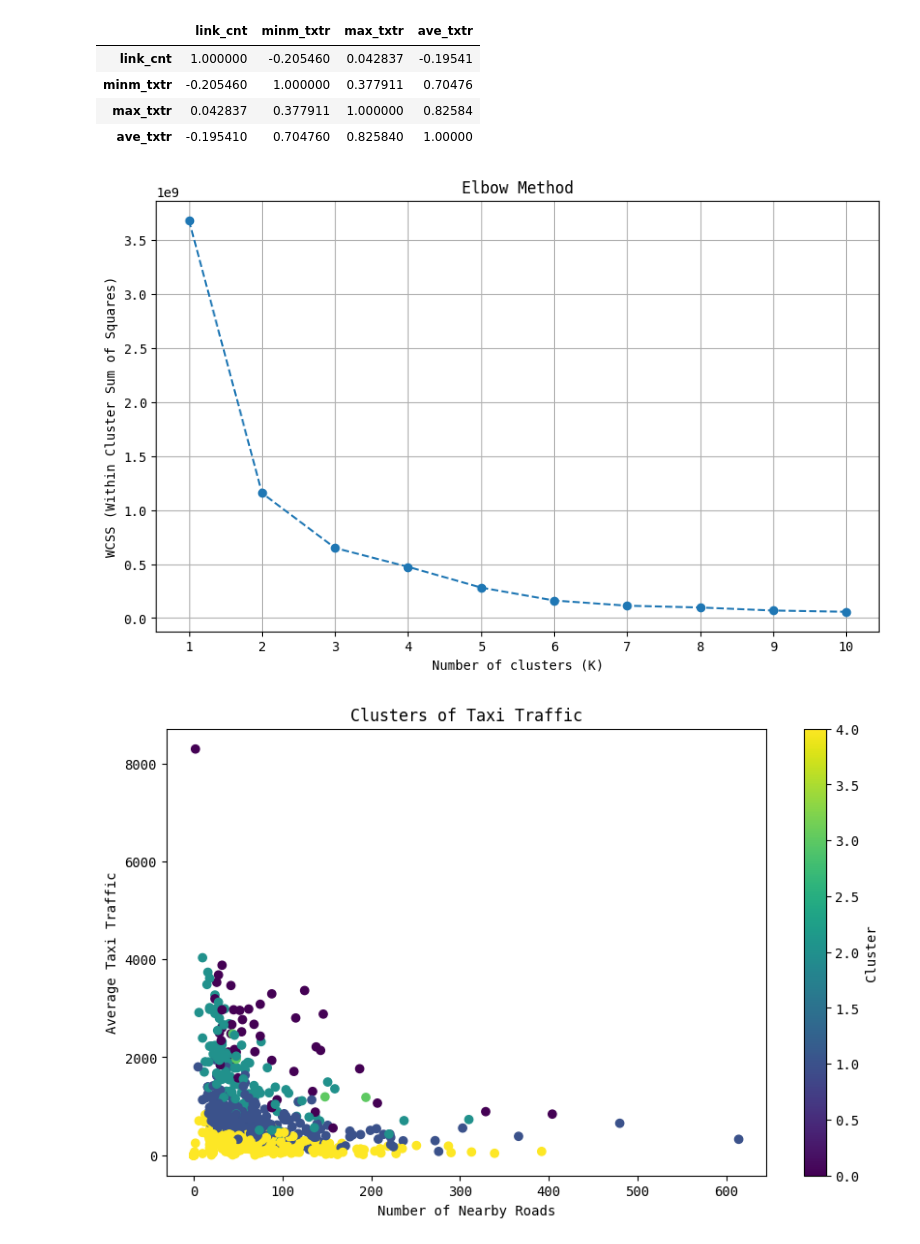
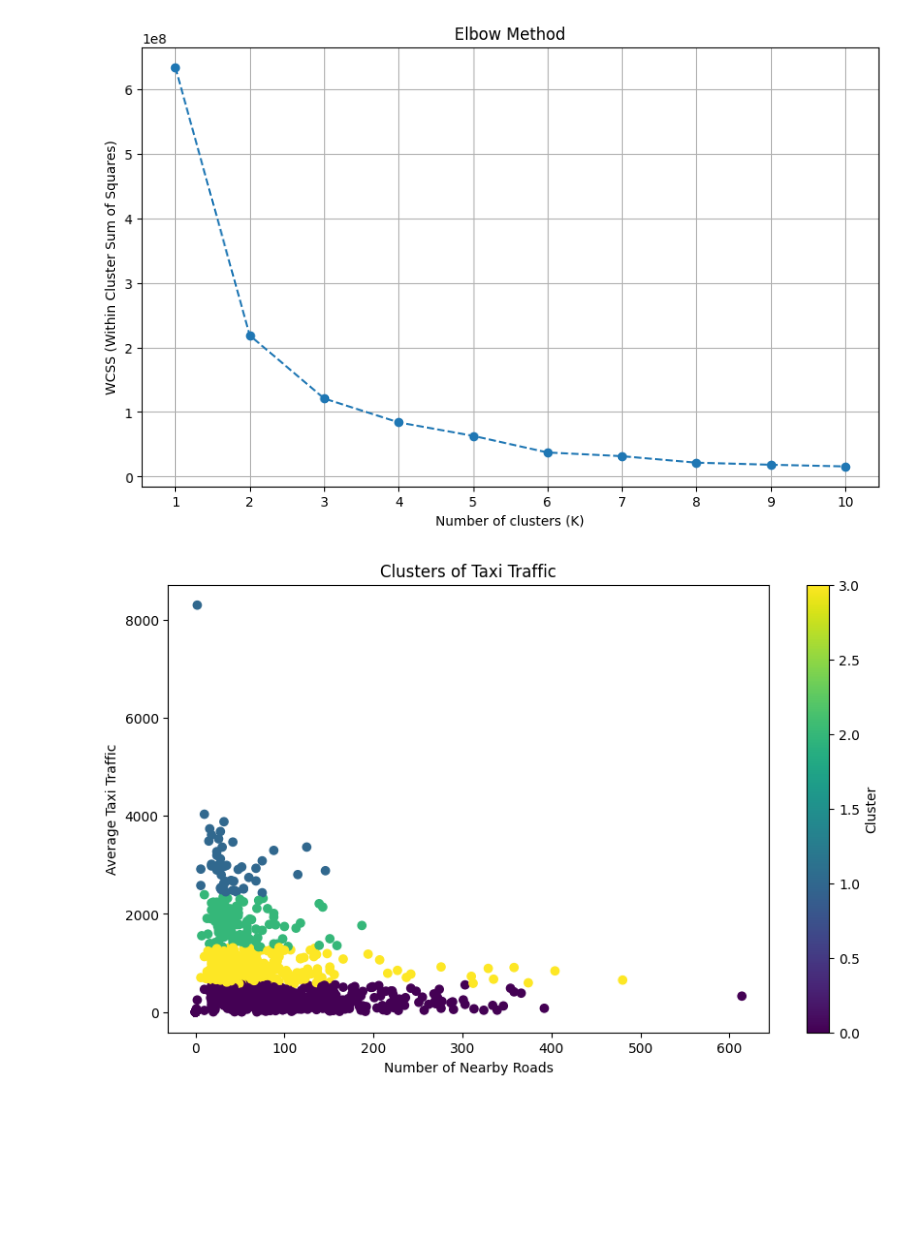
Before and after one commit to Konkuk-Univ-Glocal-Campus/ml202401-midterm-KIMSEOKWON00, a Jupyter notebook: main.ipynb, the cells around one changed output. Drawn from its saved outputs; the diff is of its cells as text; code cells hidden in the pictures; blank space fills up the shorter version.

```diff
--- a/main.ipynb
+++ b/main.ipynb
@@ -4,6 +4,7 @@ import pandas as pd
 import seaborn as sns
 
 
-df = pd.read_csv("PRDTF_202402130432347020.csv", encoding='cp949')
+df = pd.read_csv("./PRDTF_202309111120529370.csv", encoding='cp949')
 df.head()
+df.info()
 # %% [output]
@@ -16,12 +26,3 @@ df.head()
-# %%
-df.drop(columns=['trdar_no', 'signgu_cd', 'signgu_nm', 'trdar_nm'], inplace=True)
-df.corr()
-# %% [output]
-|  | link_cnt | minm_txtr | max_txtr | ave_txtr |
-| link_cnt | 1.000000 | -0.205460 | 0.042837 | -0.19541 |
-| minm_txtr | -0.205460 | 1.000000 | 0.377911 | 0.70476 |
-| max_txtr | 0.042837 | 0.377911 | 1.000000 | 0.82584 |
-| ave_txtr | -0.195410 | 0.704760 | 0.825840 | 1.00000 |
 # %%
 from sklearn.cluster import KMeans
 
@@ -32,7 +33,7 @@ wcss = []
 # K 값을 1부터 최대 클러스터 수까지 변경하면서 WCSS 값을 계산
 for i in range(1, max_clusters + 1):
     kmeans = KMeans(n_clusters=i, init='k-means++', random_state=42)
-    kmeans.fit(df[['link_cnt', 'max_txtr']])
+    kmeans.fit(df[['LINK_CNT', 'AVE_TXTR']])
     wcss.append(kmeans.inertia_)
 
 # WCSS 값을 그래프로 나타내기
@@ -45,24 +46,24 @@ plt.xticks(range(1, max_clusters + 1))
 plt.grid(True)
 plt.show()
 # %% [output]
-[figure, old version]
+[figure, new version]
 # %%
 # 결정된 K 값으로 K-means 알고리즘을 초기화하고 클러스터링을 수행
-k = 5  # 예시로 K 값을 3으로 설정
+k = 4
 kmeans = KMeans(n_clusters=k, init='k-means++', random_state=42)
-kmeans.fit(df[['link_cnt','max_txtr']])
+kmeans.fit(df[['LINK_CNT', 'AVE_TXTR']])
 labels = kmeans.labels_
 
 # 클러스터링 결과 시각화
 plt.figure(figsize=(10, 6))
-plt.scatter(df['link_cnt'], df['ave_txtr'], c=labels, cmap='viridis')
+plt.scatter(df['LINK_CNT'], df['AVE_TXTR'], c=labels, cmap='viridis')
 plt.title('Clusters of Taxi Traffic')
 plt.xlabel('Number of Nearby Roads')
 plt.ylabel('Average Taxi Traffic')
 plt.colorbar(label='Cluster')
 plt.show()
 # %% [output]
-[figure, old version]
+[figure, new version]
 # %%
 from sklearn.metrics import silhouette_score
 
```
Also changed, not shown: parts of 2 cells of this notebook.
